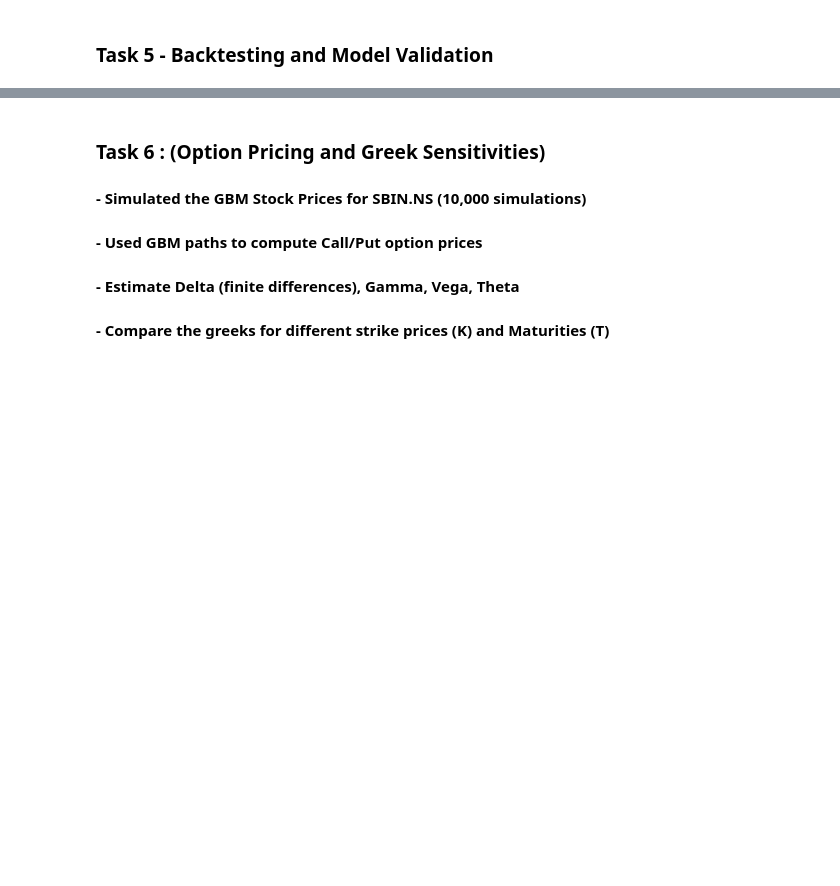
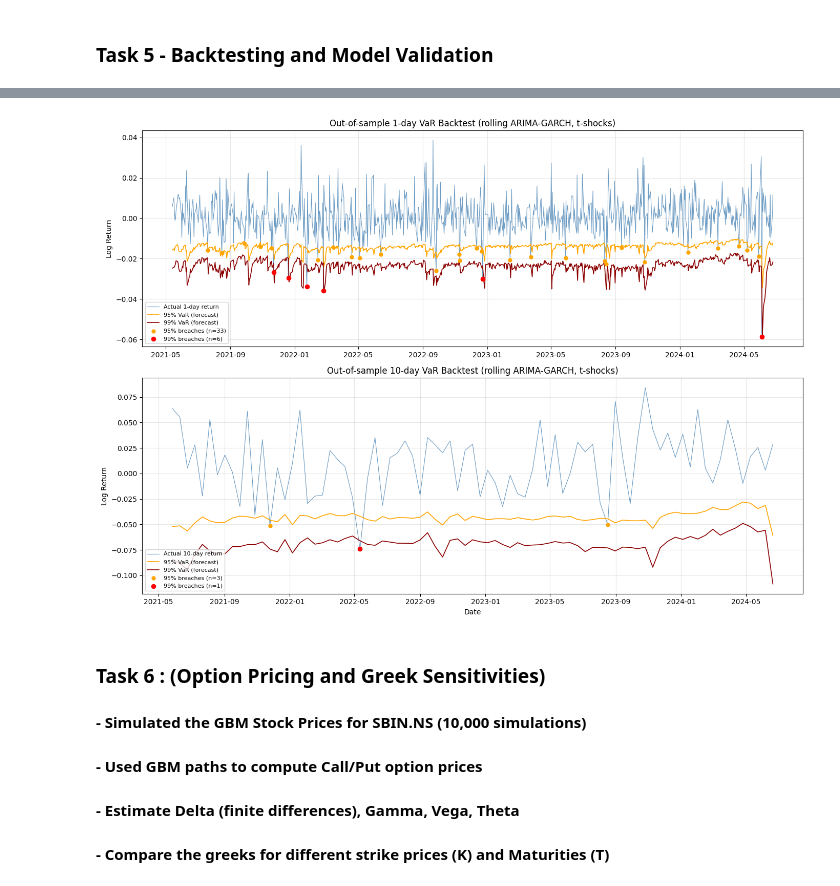
Before and after one commit to DevanshuVadgama/Quantitative-Finance-Projects, a Jupyter notebook: portfolio_risk_and_delta_hedge.ipynb, the cells around one changed output, grey strips where cells are left out. Saved outputs shown, nothing was run; the diff lists cells and outputs as text; code cells hidden in the pictures; blank space fills up the shorter version.

Commit message:
Fixed Backtesting
FRAM assn fix eas not available (forgot to update the code from VS code file)

```diff
--- a/portfolio_risk_and_delta_hedge.ipynb
+++ b/portfolio_risk_and_delta_hedge.ipynb
@@ -973,3 +1113,29 @@ Expected 99% Breaches: 13
+# %%
+# ---- Plot: rolling VaR forecast vs actual returns, breaches marked ----
+# The VaR line moves every day now (because the model is re-fitted daily), that's the
+# whole point: it widens when the market gets volatile. Red dots = days the loss beat VaR.
+fig, axes = plt.subplots(2, 1, figsize=(14, 10))
+
+for ax, bt_df, title in [(axes[0], bt_1d, "1-day"), (axes[1], bt_dd, f"{D_DAYS}-day")]:
+    ax.plot(bt_df.index, bt_df['Actual'], color='steelblue', lw=0.8, alpha=0.8, label=f'Actual {title} return')
+    ax.plot(bt_df.index, -bt_df['VaR_95'], color='orange', lw=1.2, label='95% VaR (forecast)')
+    ax.plot(bt_df.index, -bt_df['VaR_99'], color='darkred', lw=1.2, label='99% VaR (forecast)')
+
+    b95 = bt_df[bt_df['Breach_95'] == 1]
+    b99 = bt_df[bt_df['Breach_99'] == 1]
+    ax.scatter(b95.index, b95['Actual'], color='orange', s=25, zorder=4, label=f'95% breaches (n={len(b95)})')
+    ax.scatter(b99.index, b99['Actual'], color='red', s=35, zorder=5, label=f'99% breaches (n={len(b99)})')
+
+    ax.set_title(f"Out-of-sample {title} VaR Backtest (rolling ARIMA-GARCH, t-shocks)")
+    ax.set_ylabel("Log Return")
+    ax.legend(loc='lower left', fontsize=8)
+    ax.grid(True, alpha=0.3)
+
+axes[1].set_xlabel("Date")
+plt.tight_layout()
+plt.show()
+# %% [output]
+[figure, added]
 # %% [markdown]
 ### Task 6 : (Option Pricing and Greek Sensitivities)
 #### - Simulated the GBM Stock Prices for SBIN.NS (10,000 simulations)
```
Also changed, not shown: parts of 28 cells of this notebook.
